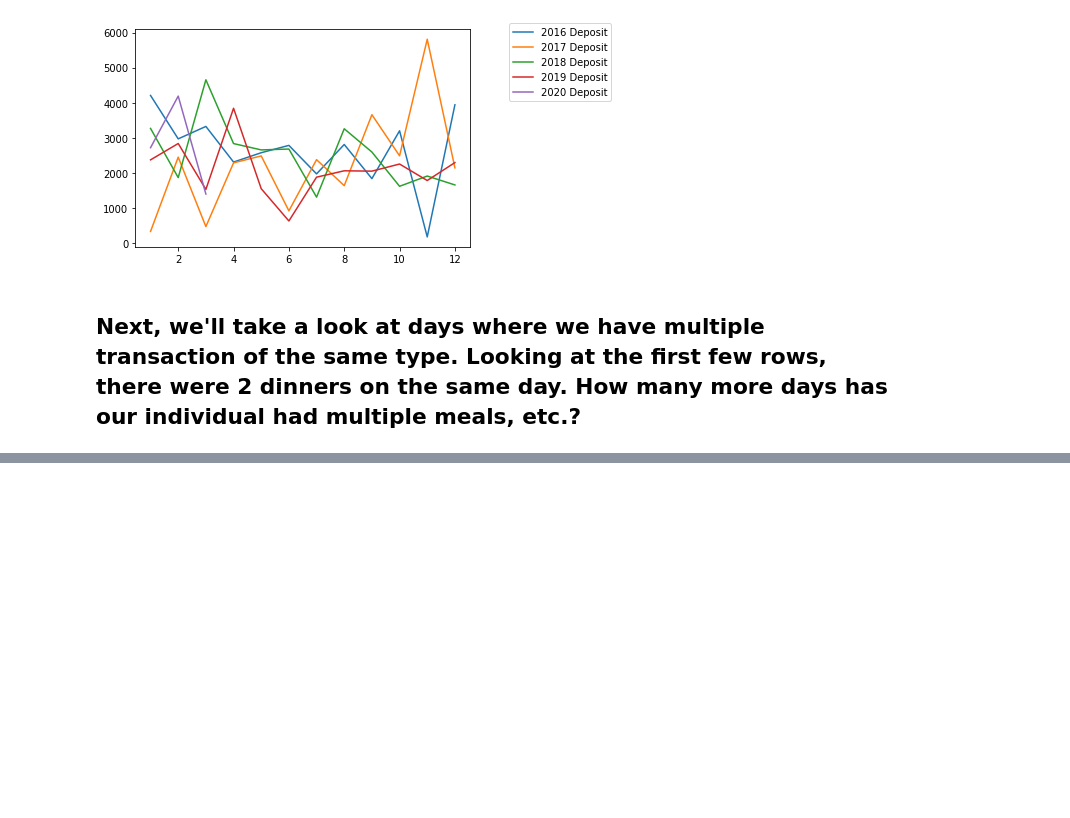
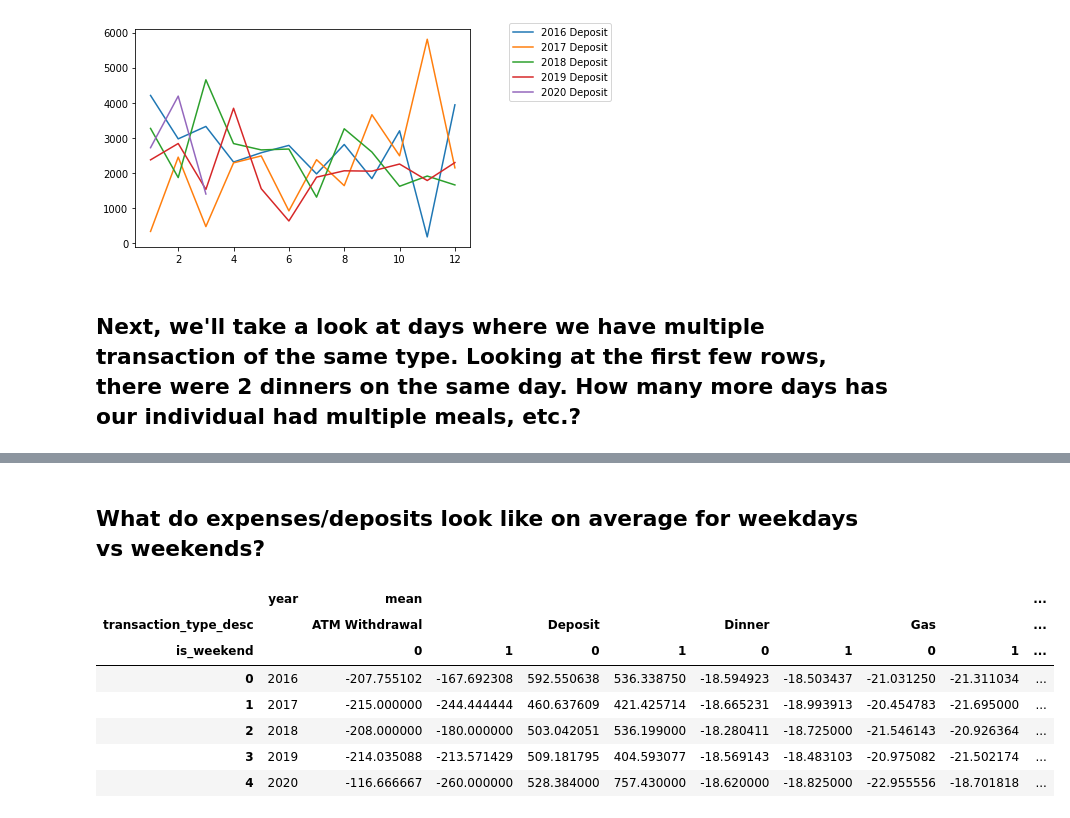
Before and after one commit to josephburton06/python_practice, a Jupyter notebook: checkbook_analysis.ipynb, the cells around one changed output, grey strips where cells are left out. Drawn from its saved outputs; the diff is of its cells as text; code cells hidden in the pictures; blank space fills up the shorter version.

```diff
--- a/checkbook_analysis.ipynb
+++ b/checkbook_analysis.ipynb
@@ -149,0 +239,13 @@ ax.legend(bbox_to_anchor=(1.1, 1.05))
+# %% [markdown]
+## What do expenses/deposits look like on average for weekdays vs weekends?
+# %%
+pd.pivot_table(df, values='transaction_amount', index=['year'], columns=['transaction_type_desc','is_weekend'], aggfunc=['mean']).reset_index()
+# %% [output]
+|  | year | mean |  |  |  |  |  |  |  | ... |
+| transaction_type_desc |  | ATM Withdrawal |  | Deposit |  | Dinner |  | Gas |  | ... |
+| is_weekend |  | 0 | 1 | 0 | 1 | 0 | 1 | 0 | 1 | ... |
+| 0 | 2016 | -207.755102 | -167.692308 | 592.550638 | 536.338750 | -18.594923 | -18.503437 | -21.031250 | -21.311034 | ... |
+| 1 | 2017 | -215.000000 | -244.444444 | 460.637609 | 421.425714 | -18.665231 | -18.993913 | -20.454783 | -21.695000 | ... |
+| 2 | 2018 | -208.000000 | -180.000000 | 503.042051 | 536.199000 | -18.280411 | -18.725000 | -21.546143 | -20.926364 | ... |
+| 3 | 2019 | -214.035088 | -213.571429 | 509.181795 | 404.593077 | -18.569143 | -18.483103 | -20.975082 | -21.502174 | ... |
+| 4 | 2020 | -116.666667 | -260.000000 | 528.384000 | 757.430000 | -18.620000 | -18.825000 | -22.955556 | -18.701818 | ... |
```
Also changed, not shown: parts of 10 cells of this notebook.
